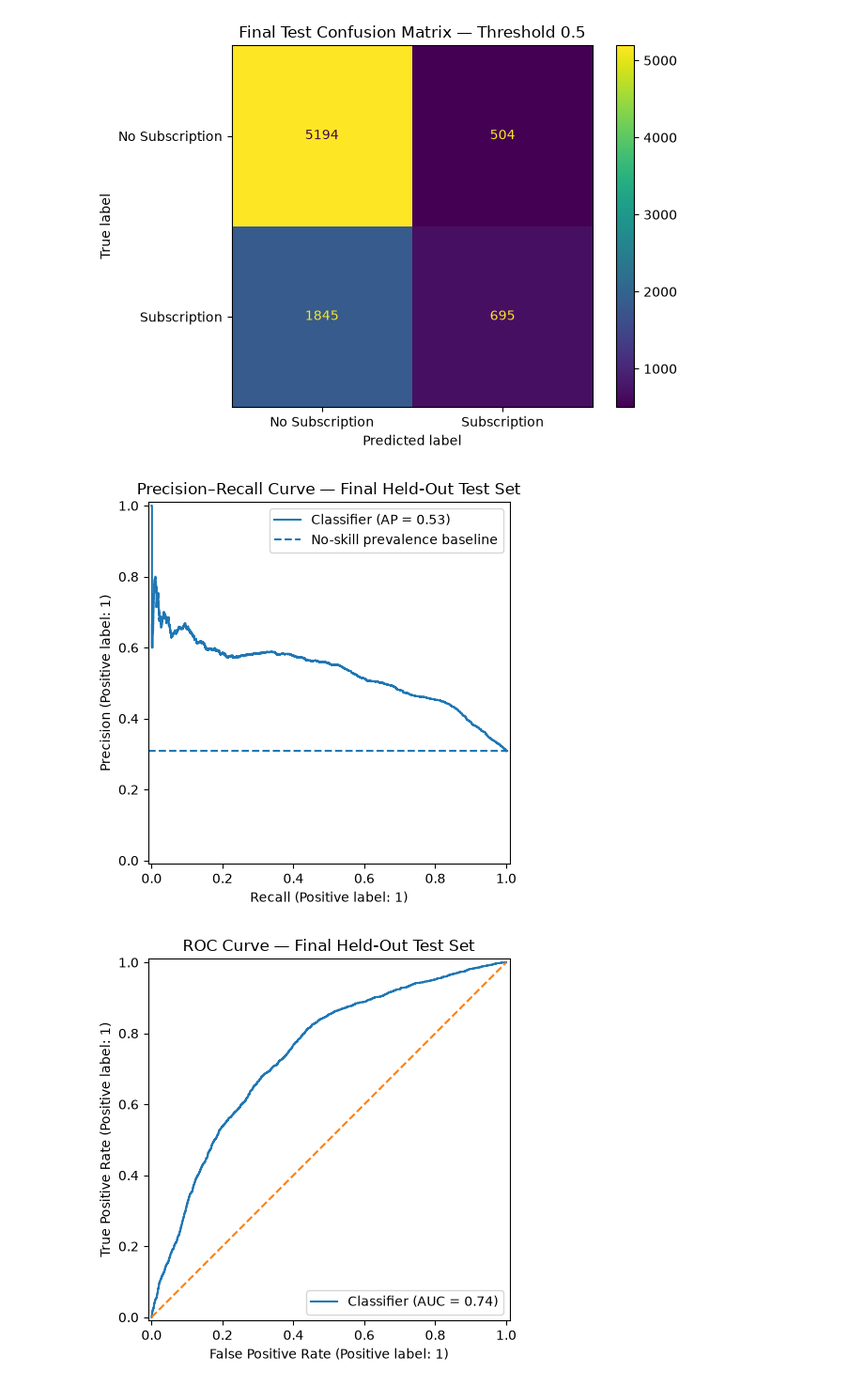
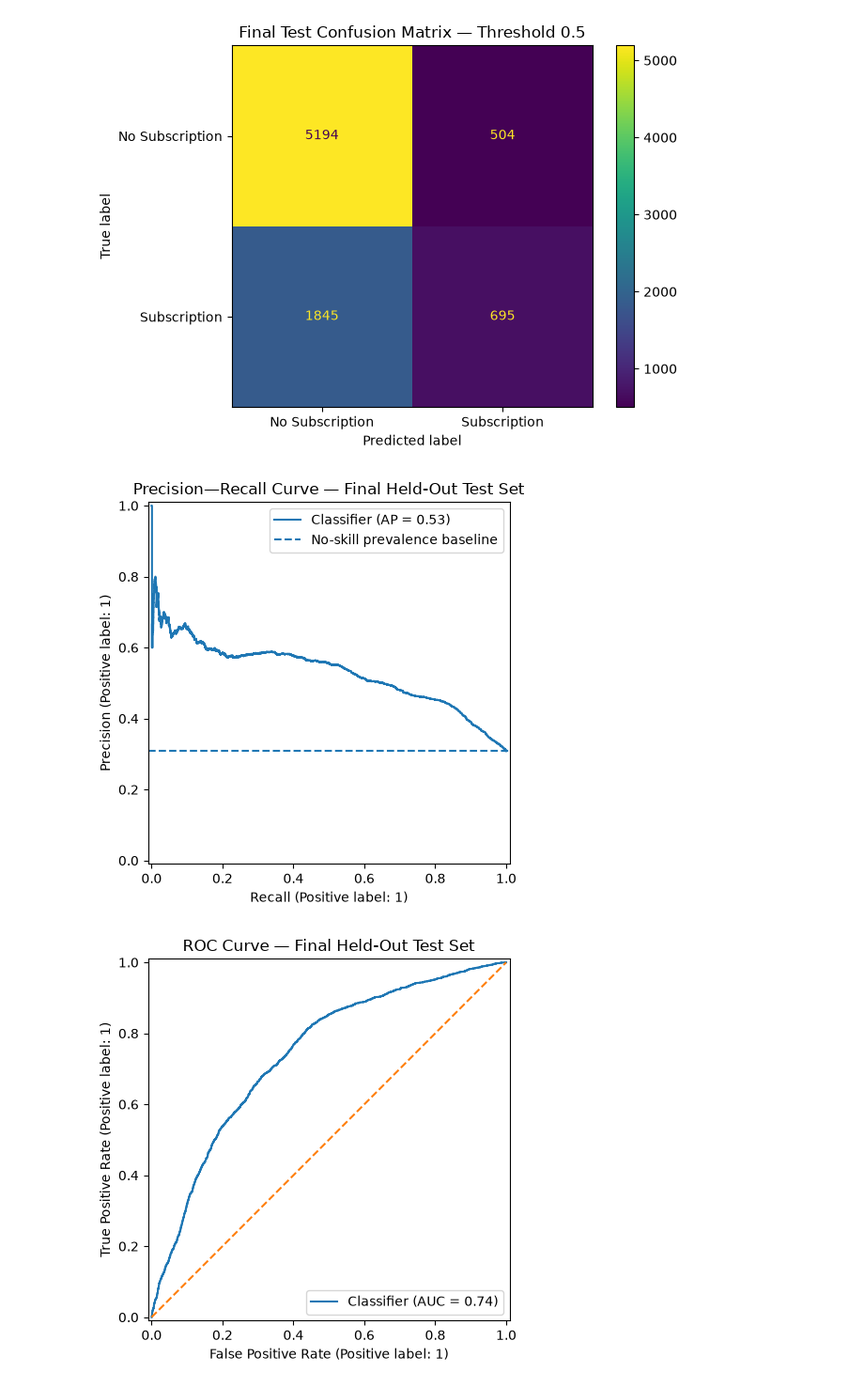
Before and after one commit to NourhanFarag/bank-marketing-subscription-prediction, a Jupyter notebook: notebooks/01_bank_marketing_analysis.ipynb, the cells around one changed output. Shown at 94% size. Saved outputs shown, nothing was run; the diff lists cells and outputs as text; code cells hidden in the pictures.

```diff
--- a/notebooks/01_bank_marketing_analysis.ipynb
+++ b/notebooks/01_bank_marketing_analysis.ipynb
@@ -3211,29 +3231,36 @@ plt.show()
 # %%
 from sklearn.metrics import (
     PrecisionRecallDisplay,
     RocCurveDisplay
 )
 
 PrecisionRecallDisplay.from_predictions(
     y_test,
     y_test_prob
 )
 
 plt.axhline(
     y=TEST_POSITIVE_RATE,
     linestyle="--",
     label="No-skill prevalence baseline"
 )
 
 plt.title(
-    "Precision–Recall Curve — Final Held-Out Test Set"
+    "Precision—Recall Curve — Final Held-Out Test Set"
 )
 
 plt.legend()
 plt.tight_layout()
+
+plt.savefig(
+    FIGURE_DIR / "final_precision_recall_curve.png",
+    dpi=150,
+    bbox_inches="tight"
+)
+
 plt.show()
 # %% [output]
-[figure, old version]
+[figure, new version]
 # %%
 RocCurveDisplay.from_predictions(
     y_test,
```
Also changed, not shown: parts of 24 cells of this notebook, 1 other file.
